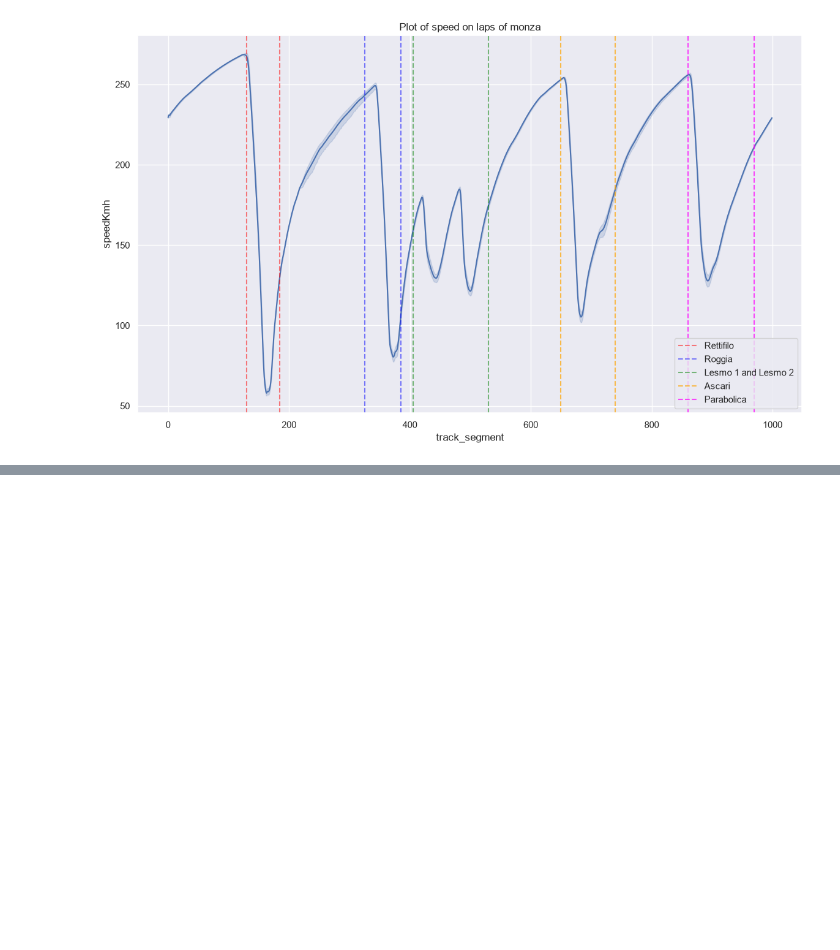
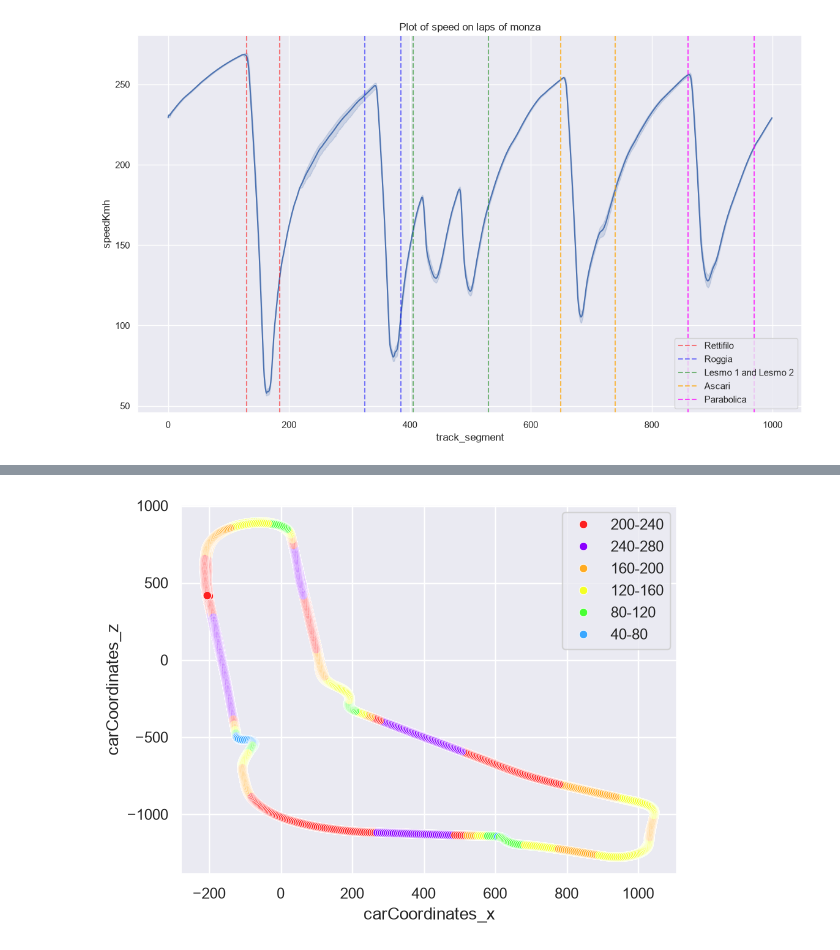
Before and after one commit to dabek782/Projekt-na-Programowanie-zaawansowane, a Jupyter notebook: src/data/processed/analisys.ipynb, the cells around one changed output, grey strips where cells are left out. Drawn from its saved outputs; the diff is of its cells as text; code cells hidden in the pictures; blank space fills up the shorter version.

```diff
--- a/src/data/processed/analisys.ipynb
+++ b/src/data/processed/analisys.ipynb
@@ -39,0 +64,22 @@ plt.show()
+# %%
+carCoordinates = df[["carCoordinates_x" , "carCoordinates_z"]]
+df["speedCategory"] = pd.cut(
+    df["speedKmh"],
+    bins = [0,40,80,120,160,200,240,280,300],
+    labels=['0-40','40-80', '80-120', '120-160', '160-200', '200-240', '240-280' , '280-300']
+)
+custom_palette = {
+    '40-80':   '#3aa8ff',
+    '80-120':  '#49ff35',
+    '120-160': '#f3ff26',
+    '160-200': '#ffab22',
+    '200-240': '#fd2020',
+    '240-280': '#8b00ff',
+
+}
+sns.scatterplot(carCoordinates , x="carCoordinates_x" , y="carCoordinates_z", hue=df["speedCategory"].astype(str) ,palette=custom_palette)
+
+plt.legend()
+plt.show()
+# %% [output]
+[figure, added]
```
Also changed, not shown: parts of 1 cell of this notebook, 1 other file.
